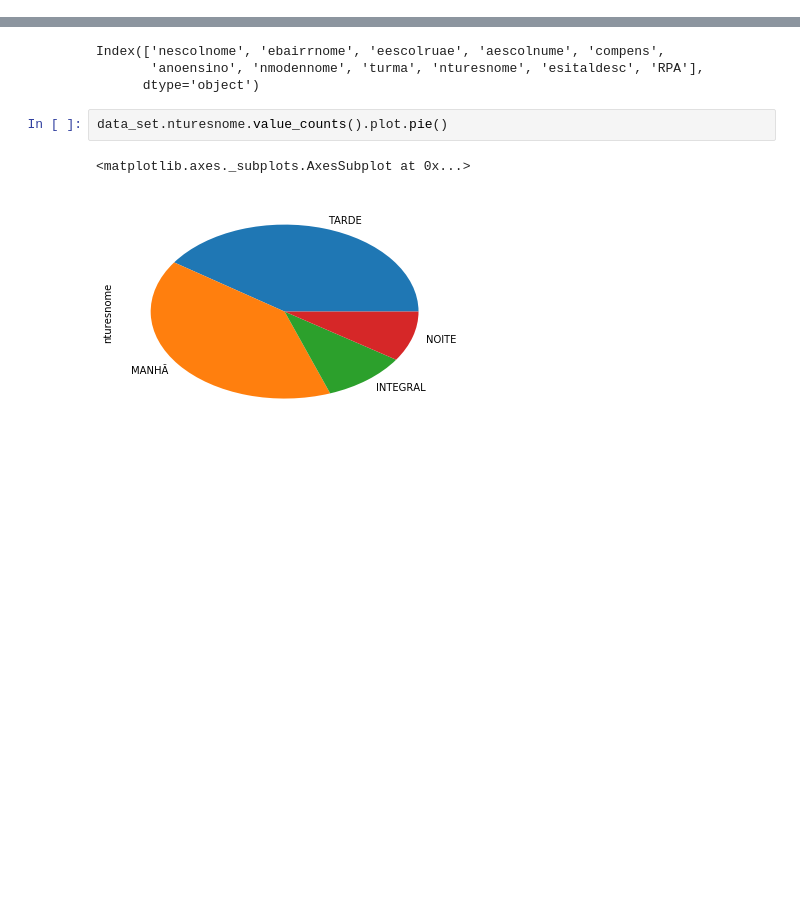
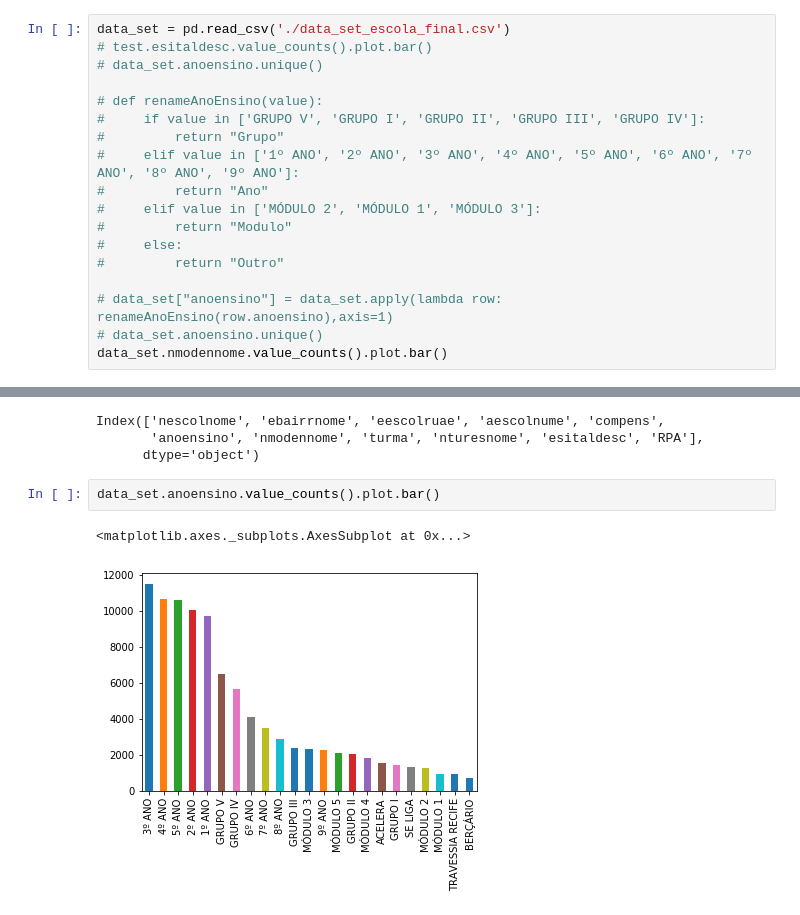
Before and after one commit to jailson-dias/DataScience2018, a Jupyter notebook: Projeto.ipynb, the cells around one changed output, grey strips where cells are left out. Cells and saved outputs as stored; diff of their text form; blank space fills up the shorter version.

```diff
--- a/Projeto.ipynb
+++ b/Projeto.ipynb
@@ -684,3 +764,21 @@ matrix de confusão
  [ 0.    0.    0.37 73.63  4.03 17.95  0.    0.    4.03]
  [ 0.    0.    1.56 53.12 12.5  25.    0.    1.56  6.25]
  [ 0.    0.   12.5  50.   25.   12.5   0.    0.    0.  ]]
+# %%
+data_set = pd.read_csv('./data_set_escola_final.csv')
+# test.esitaldesc.value_counts().plot.bar()
+# data_set.anoensino.unique()
+
+# def renameAnoEnsino(value):
+#     if value in ['GRUPO V', 'GRUPO I', 'GRUPO II', 'GRUPO III', 'GRUPO IV']:
+#         return "Grupo"
+#     elif value in ['1º ANO', '2º ANO', '3º ANO', '4º ANO', '5º ANO', '6º ANO', '7º ANO', '8º ANO', '9º ANO']:
+#         return "Ano"
+#     elif value in ['MÓDULO 2', 'MÓDULO 1', 'MÓDULO 3']:
+#         return "Modulo"
+#     else:
+#         return "Outro"
+
+# data_set["anoensino"] = data_set.apply(lambda row: renameAnoEnsino(row.anoensino),axis=1)
+# data_set.anoensino.unique()
+data_set.nmodennome.value_counts().plot.bar()
@@ -788,7 +889,7 @@ Index(['nescolnome', 'ebairrnome', 'eescolruae', 'aescolnume', 'compens',
        'anoensino', 'nmodennome', 'turma', 'nturesnome', 'esitaldesc', 'RPA'],
       dtype='object')
 # %%
-data_set.nturesnome.value_counts().plot.pie()
+data_set.anoensino.value_counts().plot.bar()
 # %% [output]
 <matplotlib.axes._subplots.AxesSubplot at 0x...>
-[figure, old version]
+[figure, new version]
```
Also changed, not shown: parts of 25 cells of this notebook, 2 other files.
